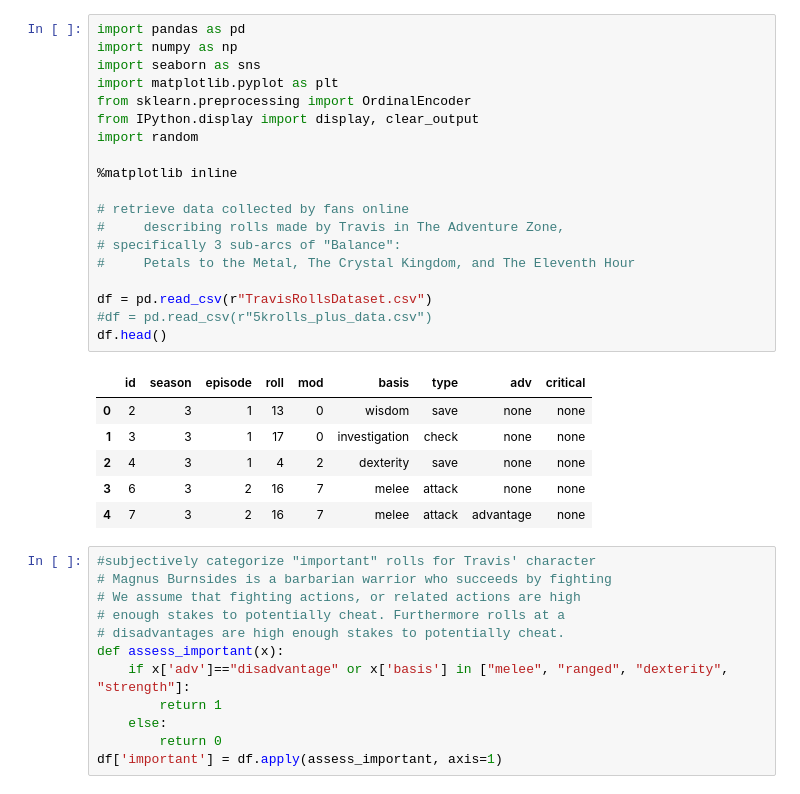
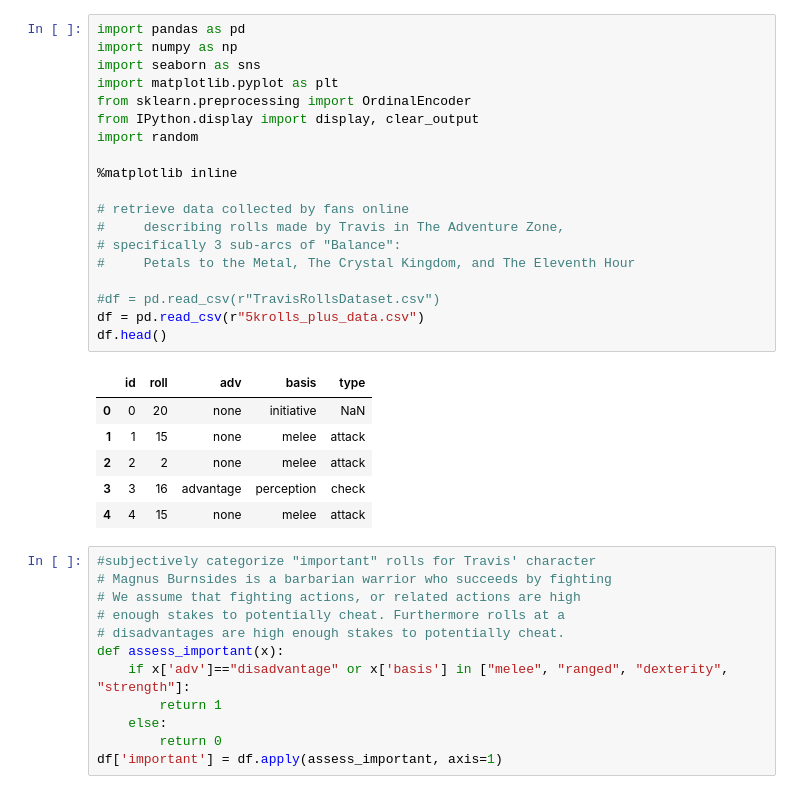
Before and after one commit to kipmccharen/Bayesian-Adventure-Zone, a Jupyter notebook: probability_plots.ipynb, the cells around one changed output. Cells and saved outputs as stored; diff of their text form.

```diff
--- a/probability_plots.ipynb
+++ b/probability_plots.ipynb
@@ -1,29 +1,29 @@
 # %%
 import pandas as pd
 import numpy as np
 import seaborn as sns
 import matplotlib.pyplot as plt
 from sklearn.preprocessing import OrdinalEncoder
 from IPython.display import display, clear_output
 import random
 
 %matplotlib inline
 
 # retrieve data collected by fans online
 #     describing rolls made by Travis in The Adventure Zone,
 # specifically 3 sub-arcs of "Balance":
 #     Petals to the Metal, The Crystal Kingdom, and The Eleventh Hour
 
-df = pd.read_csv(r"TravisRollsDataset.csv")
-#df = pd.read_csv(r"5krolls_plus_data.csv")
+#df = pd.read_csv(r"TravisRollsDataset.csv")
+df = pd.read_csv(r"5krolls_plus_data.csv")
 df.head()
 # %% [output]
-|  | id | season | episode | roll | mod | basis | type | adv | critical |
-| 0 | 2 | 3 | 1 | 13 | 0 | wisdom | save | none | none |
-| 1 | 3 | 3 | 1 | 17 | 0 | investigation | check | none | none |
-| 2 | 4 | 3 | 1 | 4 | 2 | dexterity | save | none | none |
-| 3 | 6 | 3 | 2 | 16 | 7 | melee | attack | none | none |
-| 4 | 7 | 3 | 2 | 16 | 7 | melee | attack | advantage | none |
+|  | id | roll | adv | basis | type |
+| 0 | 0 | 20 | none | initiative | NaN |
+| 1 | 1 | 15 | none | melee | attack |
+| 2 | 2 | 2 | none | melee | attack |
+| 3 | 3 | 16 | advantage | perception | check |
+| 4 | 4 | 15 | none | melee | attack |
 # %%
 #subjectively categorize "important" rolls for Travis' character
 # Magnus Burnsides is a barbarian warrior who succeeds by fighting
```
Also changed, not shown: parts of 8 cells of this notebook, 2 other files.
